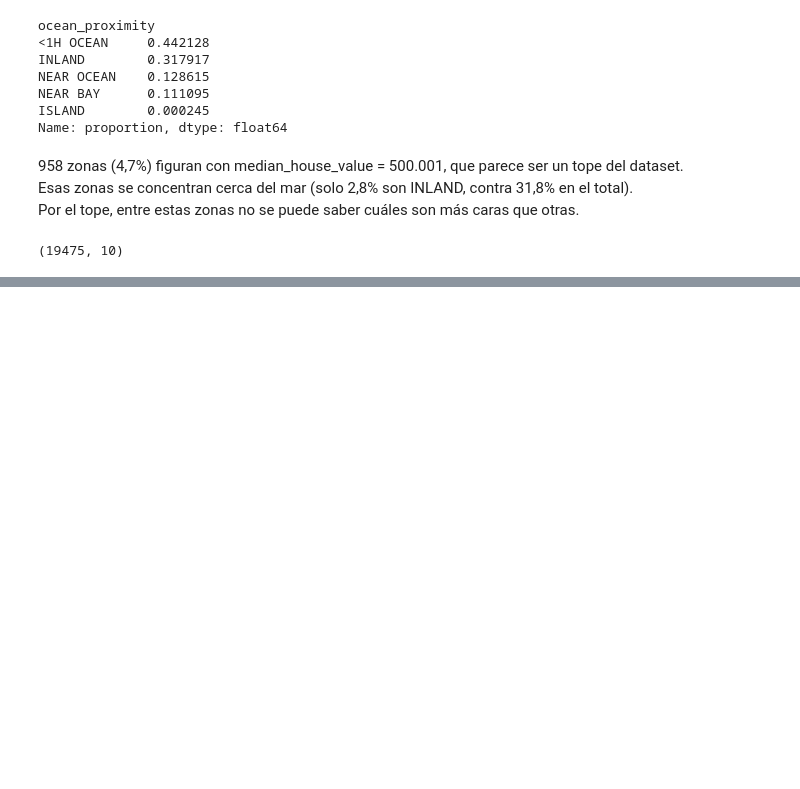
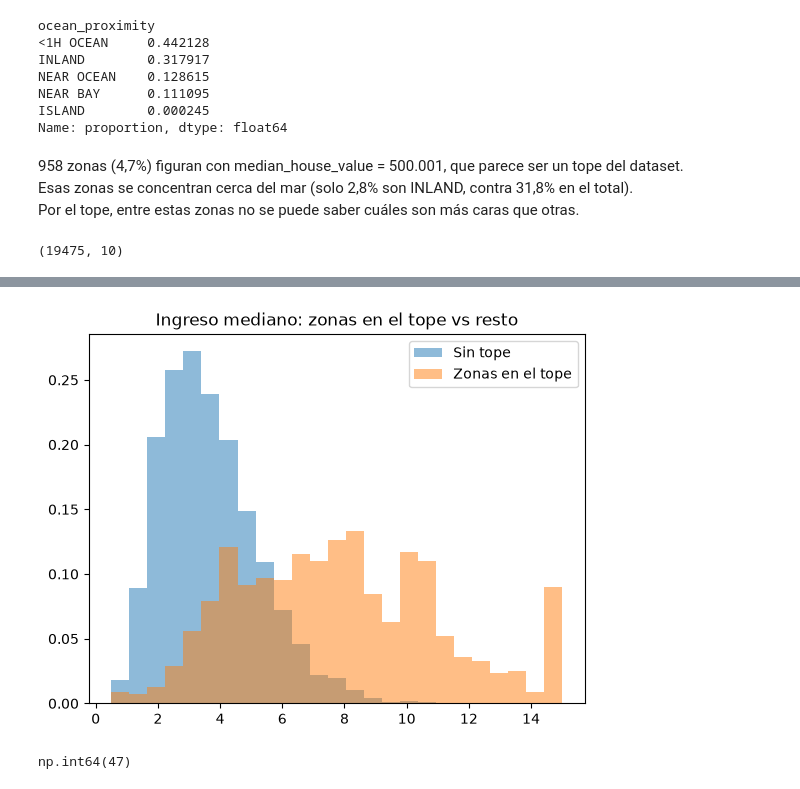
Before and after one commit to CarlosScura/reto-para-magos-de-datos, a Jupyter notebook: 01_california.ipynb, the cells around one changed output, grey strips where cells are left out. Saved outputs shown, nothing was run; the diff lists cells and outputs as text; code cells hidden in the pictures; blank space fills up the shorter version.

```diff
--- a/01_california.ipynb
+++ b/01_california.ipynb
@@ -219,0 +300,14 @@ df_sin_tope.shape
+# %%
+bordes = np.histogram_bin_edges(df_limpio['median_income'], bins=25)
+
+plt.hist(df_sin_tope['median_income'], bins=bordes, density=True, alpha=0.5, label='Sin tope')
+plt.hist(df_tope_value['median_income'], bins=bordes, density=True, alpha=0.5, label='Zonas en el tope')
+plt.title('Ingreso mediano: zonas en el tope vs resto')
+plt.legend()
+plt.show()
+# %% [output]
+[figure, added]
+# %%
+(df_tope_value['median_income'] >= 15).sum()
+# %% [output]
+np.int64(47)
```
Also changed, not shown: parts of 10 cells of this notebook.
